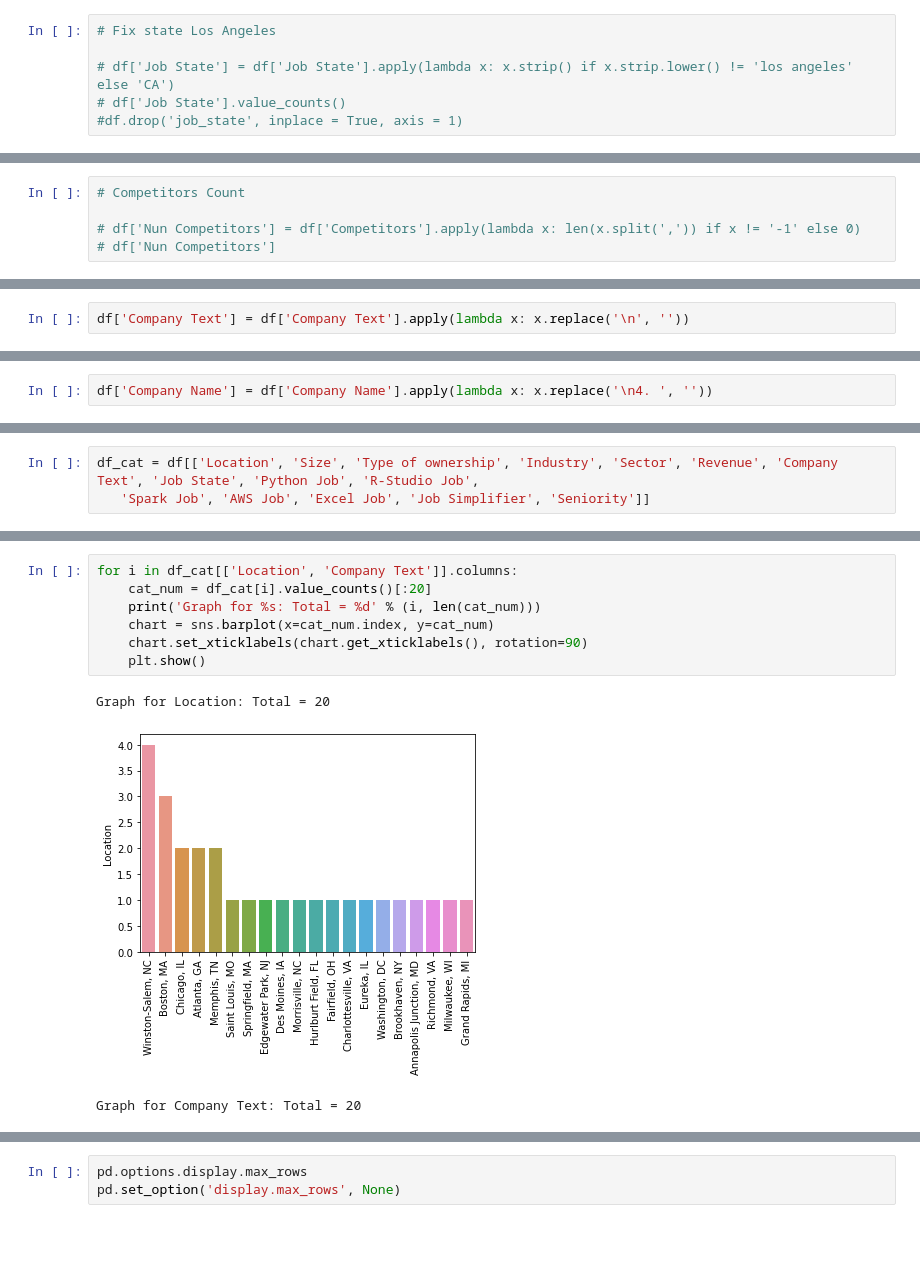
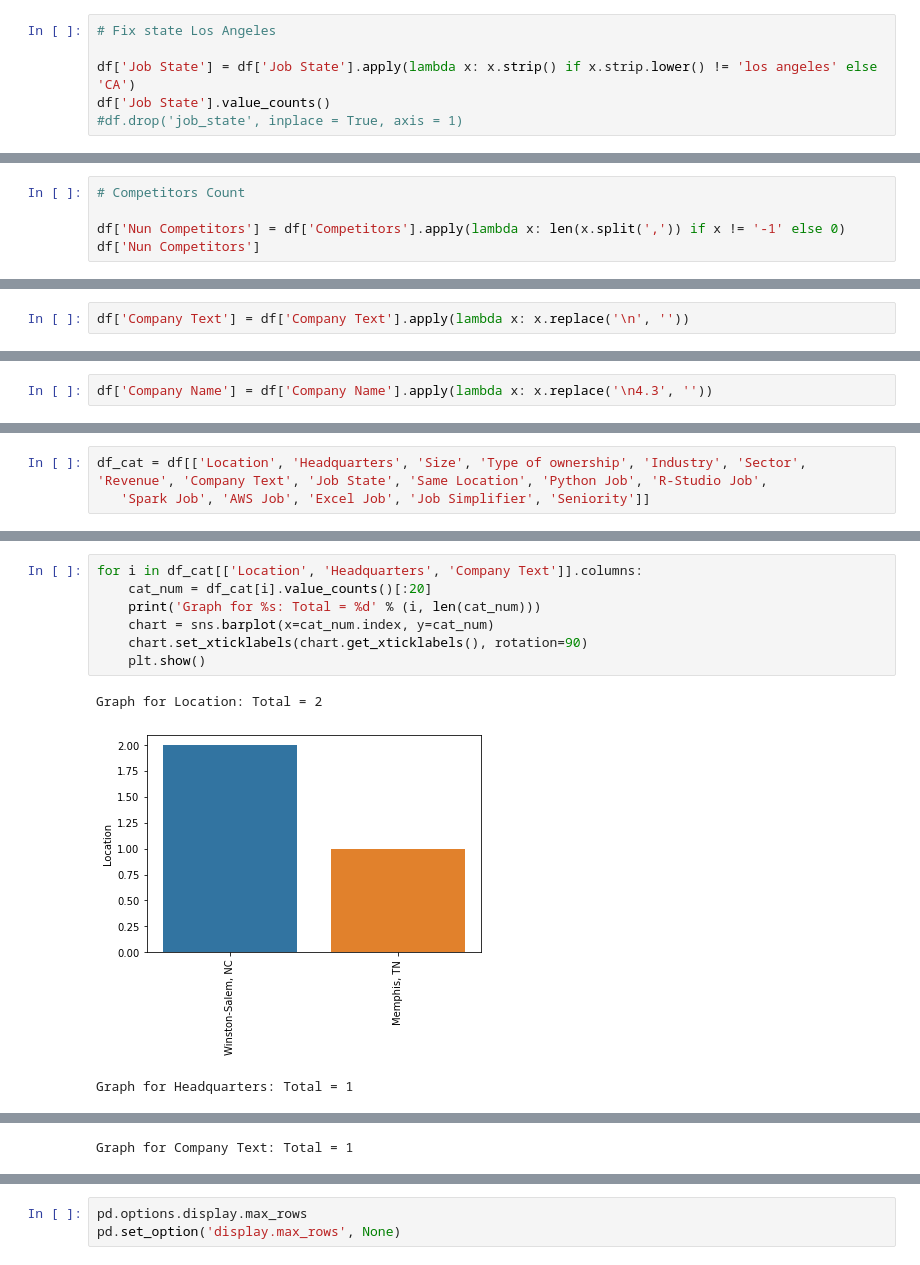
Before and after one commit to muzflex/ds_salary_proj, a Jupyter notebook: Exploratory _data _analysis.ipynb, the cells around one changed output, grey strips where cells are left out. Drawn from its saved outputs; the diff is of its cells as text; blank space fills up the shorter version.

```diff
--- a/Exploratory _data _analysis.ipynb
+++ b/Exploratory _data _analysis.ipynb
@@ -89,6 +65,6 @@ Name: Job State, dtype: object
 # %%
 # Fix state Los Angeles
 
-# df['Job State'] = df['Job State'].apply(lambda x: x.strip() if x.strip.lower() != 'los angeles' else 'CA')
-# df['Job State'].value_counts()
+df['Job State'] = df['Job State'].apply(lambda x: x.strip() if x.strip.lower() != 'los angeles' else 'CA')
+df['Job State'].value_counts()
 #df.drop('job_state', inplace = True, axis = 1)
@@ -118,5 +83,5 @@ Name: Desc Length, dtype: int64
 # %%
 # Competitors Count
 
-# df['Nun Competitors'] = df['Competitors'].apply(lambda x: len(x.split(',')) if x != '-1' else 0)
-# df['Nun Competitors']
+df['Nun Competitors'] = df['Competitors'].apply(lambda x: len(x.split(',')) if x != '-1' else 0)
+df['Nun Competitors']
@@ -236,6 +142,6 @@ df['Company Text']
 Name: Company Text, dtype: object
 # %%
-df['Company Name'] = df['Company Name'].apply(lambda x: x.replace('\n4. ', ''))
+df['Company Name'] = df['Company Name'].apply(lambda x: x.replace('\n4.3', ''))
 # %%
 df['Company Name']
 # %% [output]
@@ -358,6 +252,6 @@ Index(['Job Title', 'Salary Estimate', 'Job Description', 'Rating',
       dtype='object')
 # %%
-df_cat = df[['Location', 'Size', 'Type of ownership', 'Industry', 'Sector', 'Revenue', 'Company Text', 'Job State', 'Python Job', 'R-Studio Job',
+df_cat = df[['Location', 'Headquarters', 'Size', 'Type of ownership', 'Industry', 'Sector', 'Revenue', 'Company Text', 'Job State', 'Same Location', 'Python Job', 'R-Studio Job',
    'Spark Job', 'AWS Job', 'Excel Job', 'Job Simplifier', 'Seniority']]
 # %%
 for i in df_cat.columns:
@@ -383,11 +277,11 @@ Graph for Revenue: Total = 10
 # %%
-for i in df_cat[['Location', 'Company Text']].columns:
+for i in df_cat[['Location', 'Headquarters', 'Company Text']].columns:
     cat_num = df_cat[i].value_counts()[:20]
     print('Graph for %s: Total = %d' % (i, len(cat_num)))
     chart = sns.barplot(x=cat_num.index, y=cat_num)
     chart.set_xticklabels(chart.get_xticklabels(), rotation=90)
     plt.show()
 # %% [output]
-Graph for Location: Total = 20
+Graph for Location: Total = 2
-[figure, old version]
+[figure, new version]
-Graph for Company Text: Total = 20
+Graph for Headquarters: Total = 1
@@ -394,0 +289 @@ Graph for Company Text: Total = 20
+Graph for Company Text: Total = 1
```
Also changed, not shown: parts of 48 cells of this notebook, 5 other files.
